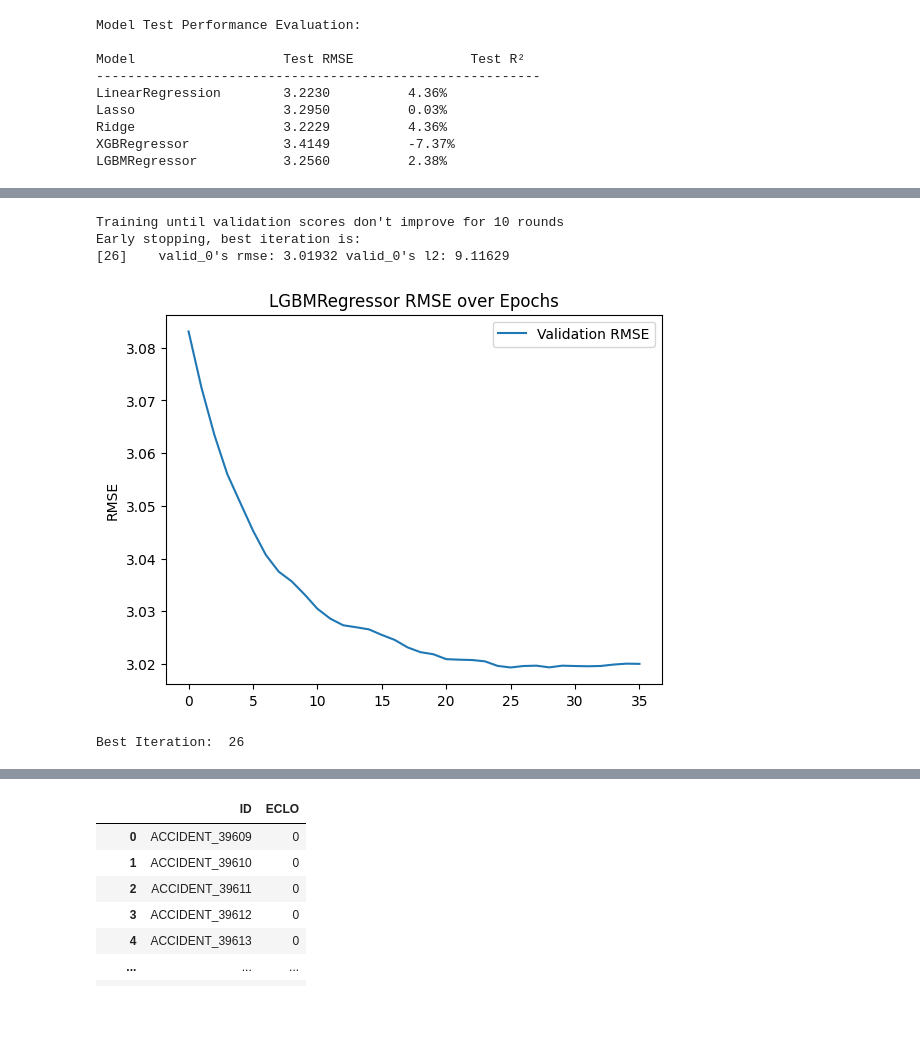
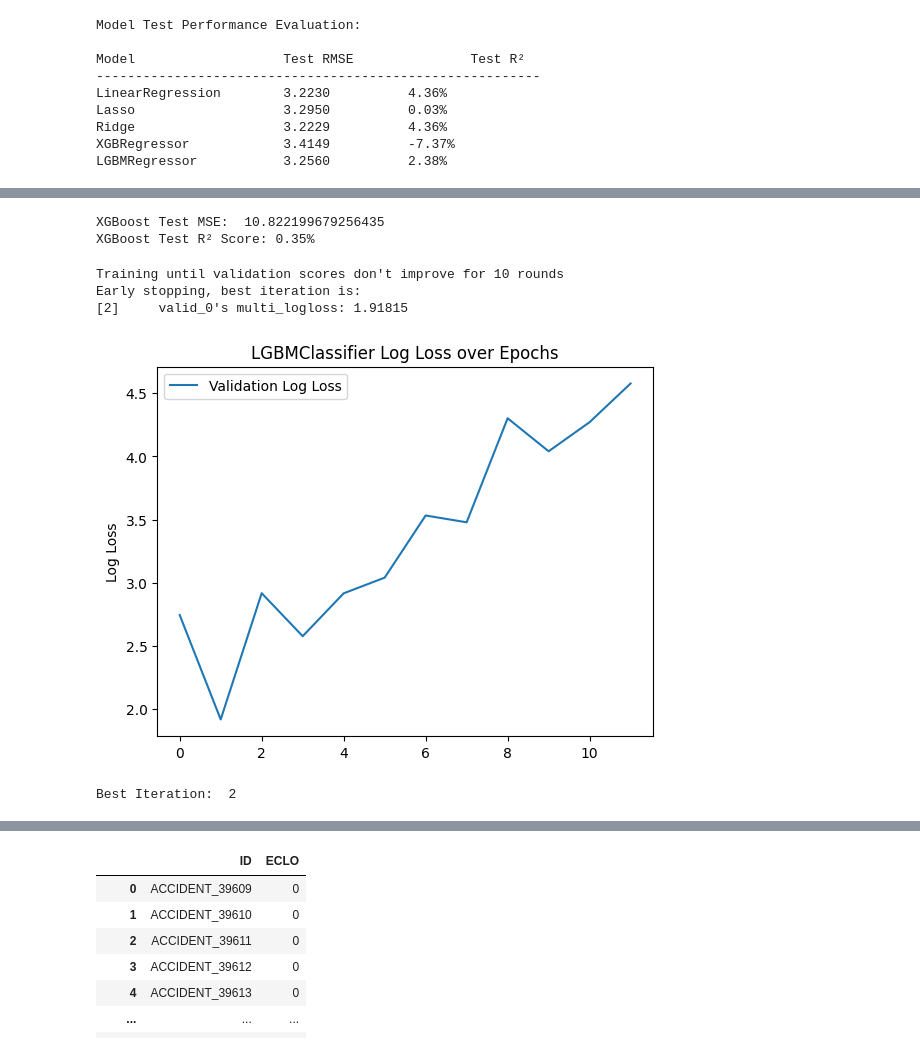
Before and after one commit to munchul-han/daegu-traffic-accident-prediction, a Jupyter notebook: LGBM.ipynb, the cells around one changed output, grey strips where cells are left out. Cells and saved outputs as stored; diff of their text form; code cells hidden in the pictures; blank space fills up the shorter version.

Commit message:
by far the model and results that I get

```diff
--- a/LGBM.ipynb
+++ b/LGBM.ipynb
@@ -0,0 +174,13 @@
+# %%
+# test도 train처럼 맞춰주기
+
+test['사고일시'] = test['사고일시'].astype('datetime64[ns]')
+test['사고월'] = test['사고일시'].dt.month.astype(str)
+test['사고일'] = test['사고일시'].dt.day.astype(str)
+test['사고시간'] = test['사고일시'].dt.hour.astype(str)
+
+test = test.drop('사고일시', axis = 1)
+
+location_pattern = r'(\S+) (\S+) (\S+)'
+test[['도시', '구', '동']] = test['시군구'].str.extract(location_pattern)
+test = test.drop(columns=['시군구'])
@@ -488,6 +728,3 @@ test_x
-# %%
-train_x = train_x.drop(["단속구분_1", "단속구분_2", "단속구분_4", "단속구분_99"], axis=1)
-test_x = test_x.drop(["단속구분_1", "단속구분_2", "단속구분_4", "단속구분_99"], axis=1)
 # %%
 vif_df = calculate_vif(train_x) #one-hot encoding 값은 제거하고 독립변수끼리만 확인
 print(vif_df)
@@ -768,37 +1050,62 @@ LGBMRegressor           3.2560          2.38%
+# %%
+from sklearn.metrics import mean_squared_error, r2_score
+
+# 테스트 데이터셋에 대한 예측 수행 (최적의 에포크를 사용)
+pred_test = reg_xgb.predict(X_test, iteration_range=(0, best_epoch + 1))
+
+# 테스트 데이터셋에 대한 성능 평가
+mse_test = mean_squared_error(y_test, pred_test)
+r2_test = r2_score(y_test, pred_test)
+
+# 결과 출력
+print("XGBoost Test MSE: ", mse_test)
+print("XGBoost Test R² Score: {:.2f}%".format(r2_test * 100))
+# %% [output]
+XGBoost Test MSE:  10.822199679256435
+XGBoost Test R² Score: 0.35%
 # %%
-from lightgbm import LGBMRegressor, early_stopping
+from lightgbm import LGBMClassifier, early_stopping
 import matplotlib.pyplot as plt
 
 # Initialize the model with verbosity settings
-reg_lgbm = LGBMRegressor(verbose=-1)  # Set to -1 to suppress output, or a positive integer for verbosity
+clf_lgbm = LGBMClassifier(
+    verbose=-1
+)  # Set to -1 to suppress output, or a positive integer for verbosity
 eval_set = [(X_val, y_val)]  # Evaluation set for early stopping
 
 # Fit the model with early stopping
-reg_lgbm.fit(X_train, y_train, eval_metric="rmse", eval_set=eval_set,
-             callbacks=[early_stopping(stopping_rounds=10)])
+clf_lgbm.fit(
+    X_train,
+    y_train,
+    eval_metric="binary_logloss",
+    eval_set=eval_set,
+    callbacks=[early_stopping(stopping_rounds=10)],
+)
 
-# Accessing the RMSE values
-results = reg_lgbm.evals_result_
-epochs = len(results['valid_0']['rmse'])  # Adjust the key based on your evals_result structure
+# Accessing the log loss values
+results = clf_lgbm.evals_result_
+epochs = len(
+    results["valid_0"]["multi_logloss"]
+)  # Adjust the key based on your evals_result structure
 x_axis = range(0, epochs)
 
 # Plotting
 fig, ax = plt.subplots()
-ax.plot(x_axis, results['valid_0']['rmse'], label='Validation RMSE')
+ax.plot(x_axis, results["valid_0"]["multi_logloss"], label="Validation Log Loss")
 ax.legend()
-plt.ylabel('RMSE')
-plt.title('LGBMRegressor RMSE over Epochs')
+plt.ylabel("Log Loss")
+plt.title("LGBMClassifier Log Loss over Epochs")
 plt.show()
 
 # Best iteration
-best_iteration = reg_lgbm.best_iteration_
+best_iteration = clf_lgbm.best_iteration_
 print("Best Iteration: ", best_iteration)
 # %% [output]
 Training until validation scores don't improve for 10 rounds
 Early stopping, best iteration is:
-[26]    valid_0's rmse: 3.01932 valid_0's l2: 9.11629
+[2]     valid_0's multi_logloss: 1.91815
-[figure, old version]
+[figure, new version]
-Best Iteration:  26
+Best Iteration:  2
 # %%
 from sklearn.metrics import mean_squared_error, r2_score
 
```
Also changed, not shown: parts of 82 cells of this notebook, 9 other files.
